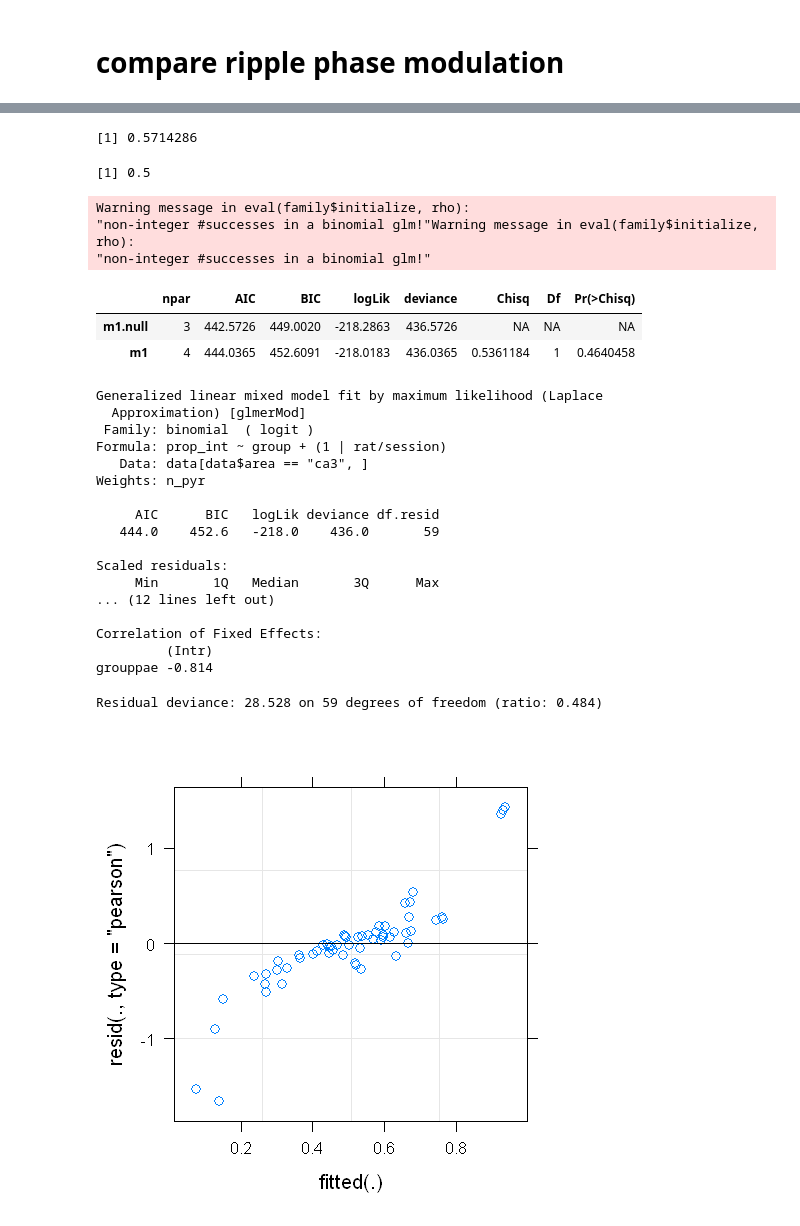
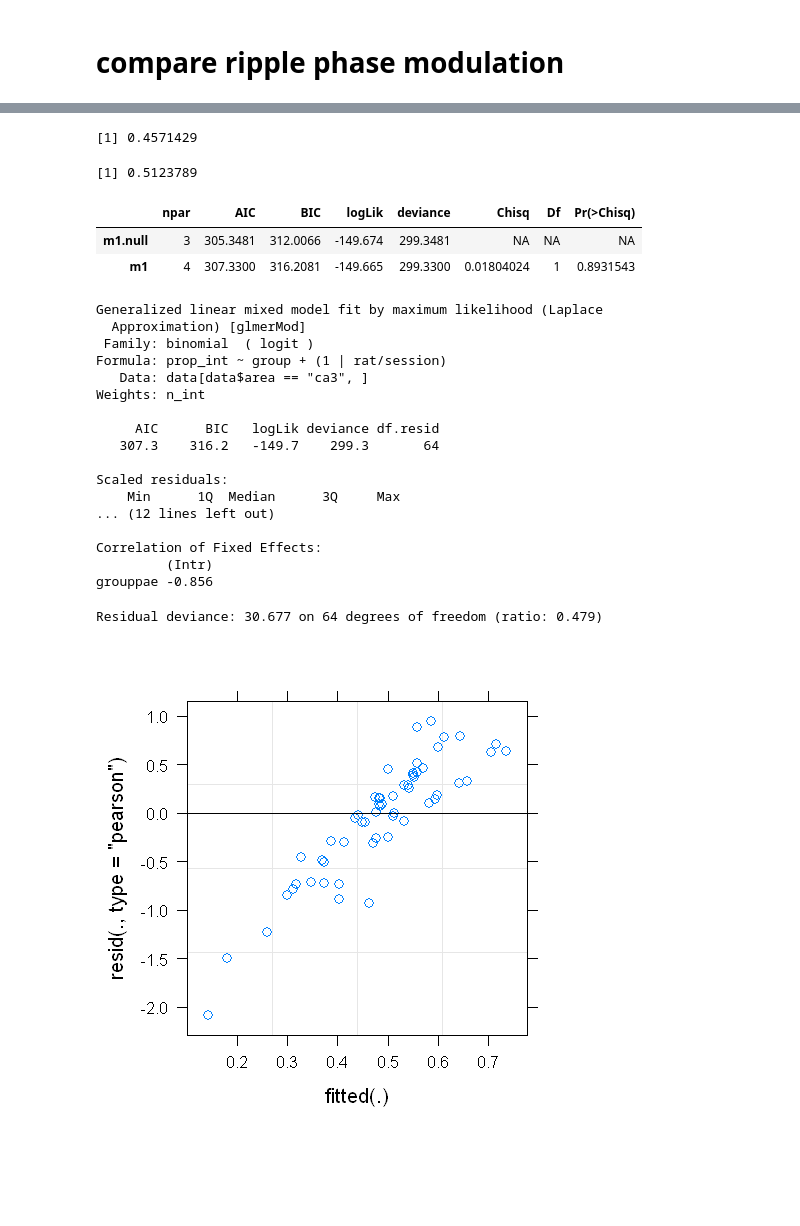
Before and after one commit to ryanharvey1/ripple_analyses, a Jupyter notebook: notebooks/proportional_test_r.ipynb, the cells around one changed output, grey strips where cells are left out. Saved outputs shown, nothing was run; the diff lists cells and outputs as text; code cells hidden in the pictures; blank space fills up the shorter version.

```diff
--- a/notebooks/proportional_test_r.ipynb
+++ b/notebooks/proportional_test_r.ipynb
@@ -717,49 +592,46 @@ Residual deviance: 22.187 on 64 degrees of freedom (ratio: 0.347)
 [figure]
 # %%
-median(data[data$area=='ca3' & data$group=='control',]$prop_int,na.rm = TRUE)
-median(data[data$area=='ca3' & data$group=='pae',]$prop_int)
+weighted.mean(data[data$area=='ca3' & data$group=='control',]$prop_int,data[data$area=='ca3' & data$group=='control',]$n_int)
+weighted.mean(data[data$area=='ca3' & data$group=='pae',]$prop_int,data[data$area=='ca3' & data$group=='pae',]$n_int)
 
-m1 = glmer(prop_int ~ group + (1|rat/session), weights=n_pyr, data=data[data$area=='ca3',],family="binomial")
-m1.null = glmer(prop_int ~ 1 + (1|rat/session), weights=n_pyr, data=data[data$area=='ca3',],family="binomial")
+m1 = glmer(prop_int ~ group + (1|rat/session), weights=n_int, data=data[data$area=='ca3',],family="binomial")
+m1.null = glmer(prop_int ~ 1 + (1|rat/session), weights=n_int, data=data[data$area=='ca3',],family="binomial")
 
 anova(m1.null, m1)
 
 summary(m1)
 overdisp.glmer(m1)
 
 options(repr.plot.width = 4, repr.plot.height = 4)
 
 plot(m1)
 qqnorm(resid(m1))
 qqline(resid(m1))
 plot(density(resid(m1)))
 
 plot(prop_int ~ group, data = data[data$area == "ca3",])
 # %% [output]
-[1] 0.5714286
+[1] 0.4571429
-[1] 0.5
+[1] 0.5123789
+|  | npar | AIC | BIC | logLik | deviance | Chisq | Df | Pr(>Chisq) |
+| m1.null | 3 | 305.3481 | 312.0066 | -149.674 | 299.3481 | NA | NA | NA |
+| m1 | 4 | 307.3300 | 316.2081 | -149.665 | 299.3300 | 0.01804024 | 1 | 0.8931543 |
-Warning message in eval(family$initialize, rho):
-"non-integer #successes in a binomial glm!"Warning message in eval(family$initialize, rho):
-"non-integer #successes in a binomial glm!"
+Generalized linear mixed model fit by maximum likelihood (Laplace
+  Approximation) [glmerMod]
+ Family: binomial  ( logit )
+Formula: prop_int ~ group + (1 | rat/session)
+   Data: data[data$area == "ca3", ]
+Weights: n_int
+
+     AIC      BIC   logLik deviance df.resid
+   307.3    316.2   -149.7    299.3       64
+
+Scaled residuals:
+    Min      1Q  Median      3Q     Max
+... (12 lines left out)
+
+Correlation of Fixed Effects:
+         (Intr)
+grouppae -0.856
-|  | npar | AIC | BIC | logLik | deviance | Chisq | Df | Pr(>Chisq) |
-| m1.null | 3 | 442.5726 | 449.0020 | -218.2863 | 436.5726 | NA | NA | NA |
-| m1 | 4 | 444.0365 | 452.6091 | -218.0183 | 436.0365 | 0.5361184 | 1 | 0.4640458 |
-Generalized linear mixed model fit by maximum likelihood (Laplace
-  Approximation) [glmerMod]
- Family: binomial  ( logit )
-Formula: prop_int ~ group + (1 | rat/session)
-   Data: data[data$area == "ca3", ]
-Weights: n_pyr
-
-     AIC      BIC   logLik deviance df.resid
-   444.0    452.6   -218.0    436.0       59
-
-Scaled residuals:
-     Min       1Q   Median       3Q      Max
-... (12 lines left out)
-
-Correlation of Fixed Effects:
-         (Intr)
-grouppae -0.814
+Residual deviance: 30.677 on 64 degrees of freedom (ratio: 0.479)
-Residual deviance: 28.528 on 59 degrees of freedom (ratio: 0.484)
-[figure, old version]
+[figure, new version]
```
Also changed, not shown: parts of 20 cells of this notebook, 3 other files.
